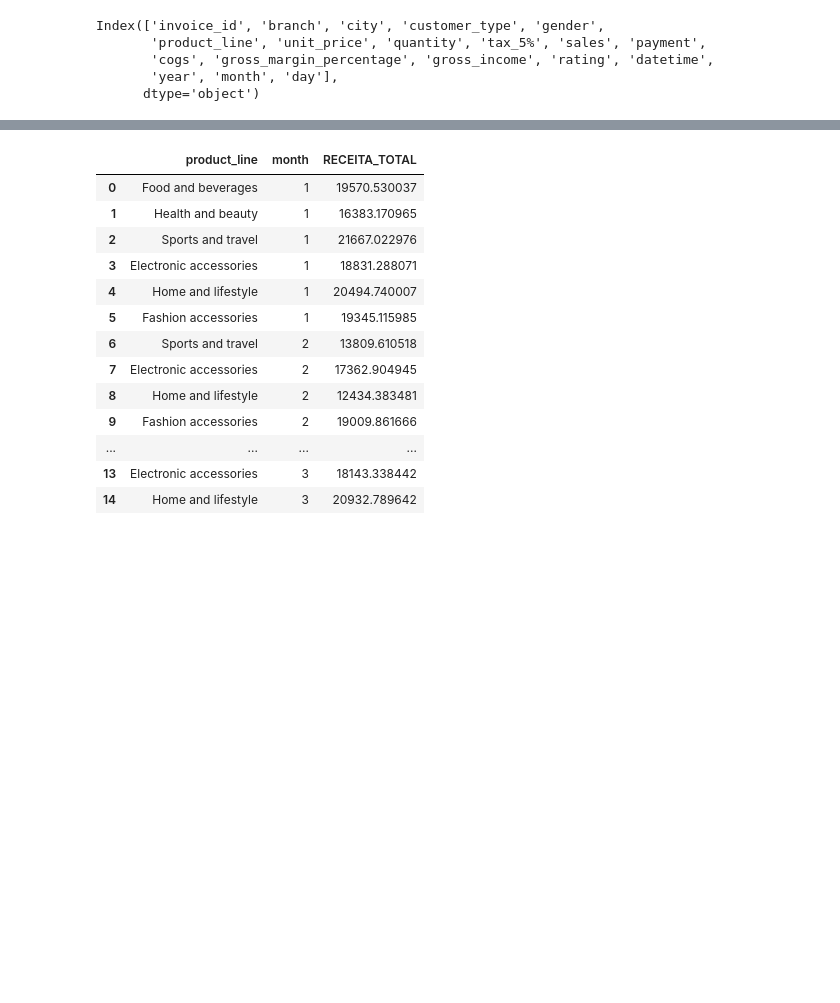
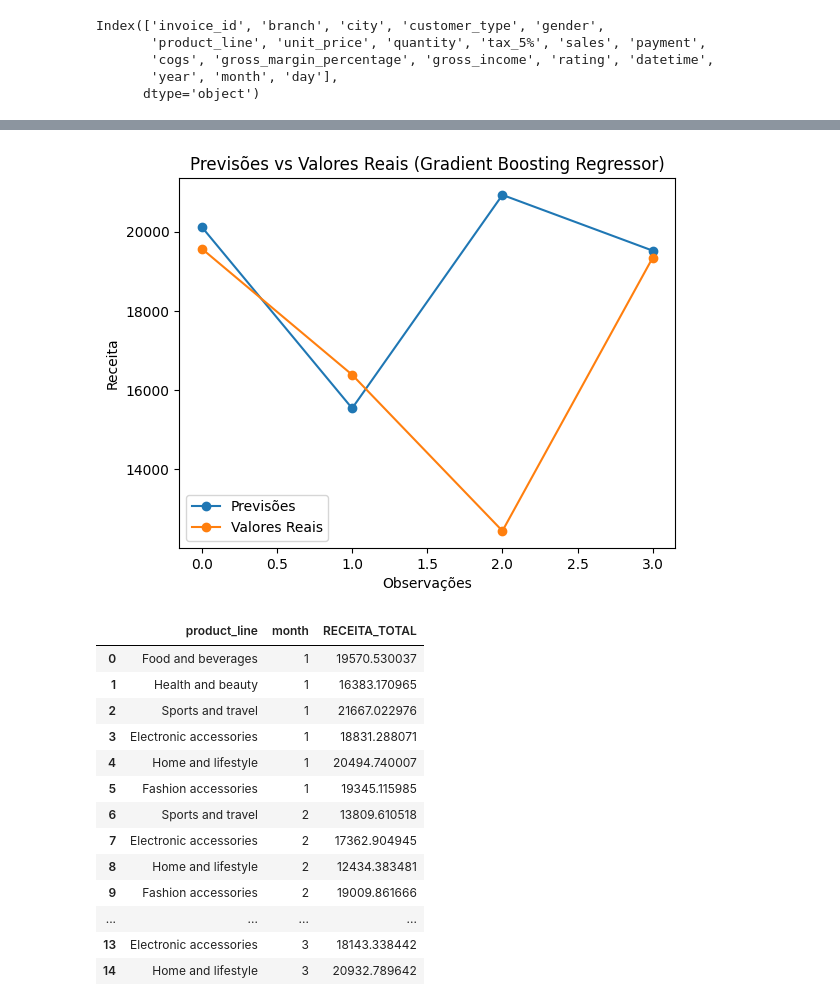
Before and after one commit to edsondamasceno/Data-Analysis, a Jupyter notebook: Supermarket_Sales_Analysis.ipynb, the cells around one changed output, grey strips where cells are left out. Saved outputs shown, nothing was run; the diff lists cells and outputs as text; code cells hidden in the pictures; blank space fills up the shorter version.

```diff
--- a/Supermarket_Sales_Analysis.ipynb
+++ b/Supermarket_Sales_Analysis.ipynb
@@ -856,3 +987,18 @@ resultados.head()
+# %%
+# Índices
+indices = range(len(resultados['Previsões']))
+
+# Gráfico
+plt.figure()
+plt.plot(indices, resultados['Previsões'], marker='o', label='Previsões')
+plt.plot(indices, resultados['Valores Reais'], marker='o', label='Valores Reais')
+plt.xlabel('Observações')
+plt.ylabel('Receita')
+plt.title('Previsões vs Valores Reais (Gradient Boosting Regressor)')
+plt.legend()
+plt.show()
+# %% [output]
+[figure, added]
 # %%
 query = '''
 SELECT
```
Also changed, not shown: parts of 23 cells of this notebook.
